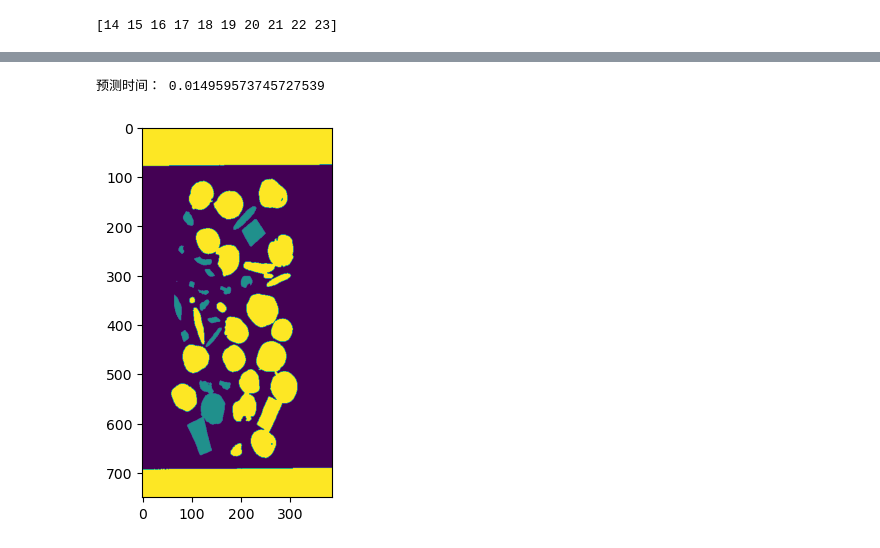
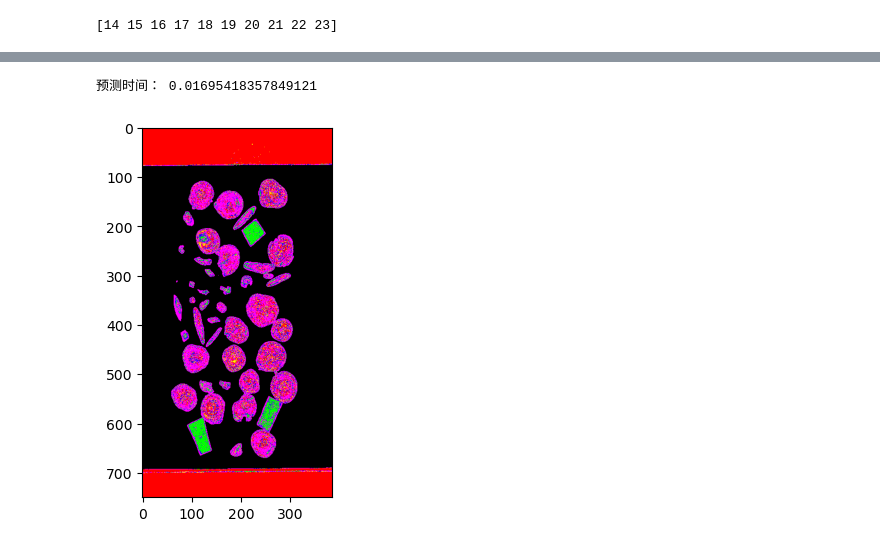
Before and after one commit to FEIJINTI/Astragalin, a Jupyter notebook: 11cars.ipynb, the cells around one changed output, grey strips where cells are left out. Drawn from its saved outputs; the diff is of its cells as text; code cells hidden in the pictures.

```diff
--- a/11cars.ipynb
+++ b/11cars.ipynb
@@ -21 +12,19 @@ beijing_y = np.zeros(beijing.shape[0])
+# %%
+# Read data
+data = read_envi_ascii('data/biaotu.txt')
+
+huangqi = data['huangqi'][:, :110]
+zazhi1 = data['zazhi1'][:, :110]
+zazhi2 = data['zazhi2'][:, :110]
+beijing = data['beijing'][:, :110]
+gancaopian = data['gancaopian'][:, :110]
+hongqi = data['hongqi'][:, :110]
+huangqi_y = np.ones(huangqi.shape[0]) * 3
+zazhi1_y = np.ones(zazhi1.shape[0]) * 1
+zazhi2_y = np.ones(zazhi2.shape[0]) * 2
+beijing_y = np.ones(beijing.shape[0]) * 0
+gancaopian_y = np.ones(gancaopian.shape[0]) * 4
+hongqi_y = np.ones(hongqi.shape[0]) * 5
+data_x = np.concatenate((huangqi, zazhi1, zazhi2, beijing, gancaopian, hongqi), axis=0)
+data_y = np.concatenate((huangqi_y, zazhi1_y, zazhi2_y, beijing_y, gancaopian_y, hongqi_y), axis=0)
 # %%
@@ -63,9 +70,25 @@ data_x_shape = data_x.shape
 data_x = data_x.reshape(-1, data_x.shape[2])
 data_y = predict(data_x, file_name)
 # %% [output]
-预测时间： 0.014959573745727539
+预测时间： 0.01695418357849121
 # %%
 data_y = data_y.reshape(data_x_shape[0], data_x_shape[1]).astype(np.uint8)
+# %%
+pre_data_y = np.zeros((data_y.shape[0], data_y.shape[1], 3), dtype=np.uint8)
+
+pre_data_y[data_y == 0] = [0, 0, 0]
+pre_data_y[data_y == 1] = [255, 0, 0]
+pre_data_y[data_y == 2] = [0, 255, 0]
+pre_data_y[data_y == 3] = [0, 0, 255]
+pre_data_y[data_y == 4] = [255, 255, 0]
+pre_data_y[data_y == 5] = [255, 0, 255]
+
+
+
+plt.imshow(pre_data_y)
+plt.savefig('result1.png', dpi=300)
+# %% [output]
+[figure, added]
 # %%
 # 连通域分析
 from scipy import ndimage
@@ -82,5 +105,0 @@ for i in range(1, num_features + 1):
-# %%
-plt.imshow(data_y)
-plt.savefig('result.png', dpi=300)
-# %% [output]
-[figure, removed]
```
Also changed, not shown: parts of 6 cells of this notebook.
